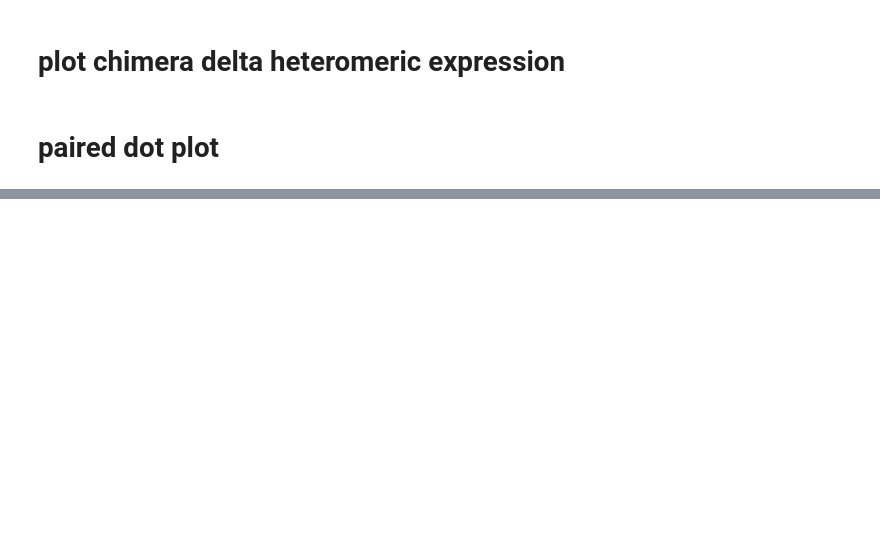
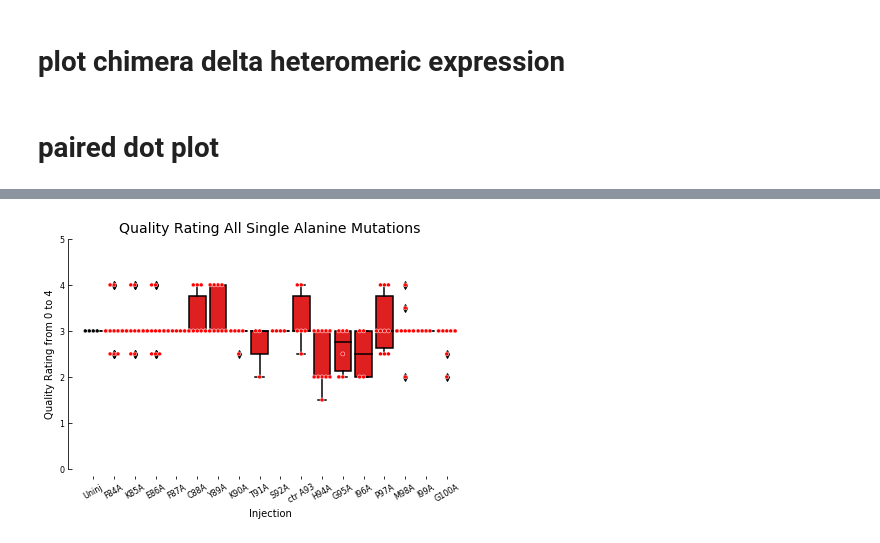
Before and after one commit to sfechner/JupyterNotebooksDEGENaCPharm, a Jupyter notebook: RatioNterm.ipynb, the cells around one changed output, grey strips where cells are left out. Saved outputs shown, nothing was run; the diff lists cells and outputs as text; code cells hidden in the pictures; blank space fills up the shorter version.

```diff
--- a/RatioNterm.ipynb
+++ b/RatioNterm.ipynb
@@ -227,3 +165,6 @@ ListofAllAlanin
+# %%
+df_Alanin300Amil = df[(df.Injection.isin(pd.unique(ListofAllAlanin))) & (df.TestSol.isin(["NaGluSelAmil300"]))]
+df_Chimera300Amil = df[(df.Injection.isin(pd.unique(ListofAllChimera))) & (df.TestSol.isin(["NaGluSelAmil300"]))]
 # %% [markdown]
 ### Re-concatenat data (problem if data are in concatenated file which are not in column file)
 # %% [markdown]
@@ -757,13 +618,0 @@ Fig_BeforeAfter_Alanin = dabest.load(df_newInuA, idx= (
-# %%
-all_Chimera300Amil = []
-Uninj300Amil = ("uninjected-NaGluSelAmil300", "uninjected+NaGluSelAmil300",)
-all_Chimera300Amil.append(Uninj300Amil)
-
-for i in range(len(FigChimeraAll)):
-    X = (ReNameChimera[FigChimeraAll[i]]+"-NaGluSelAmil300", ReNameChimera[FigChimeraAll[i]]+"+NaGluSelAmil300",)
-    all_Chimera300Amil.append(X)
-
-#dabest load
-Fig_BeforeAfter_Chimera = dabest.load(df_newInuA, idx= (
-    all_Chimera300Amil
-))
@@ -836,0 +682,48 @@ plt.savefig(filedirExportFig+"BeforeAndAfterPilotChimera"+'.pdf')
+# %%
+fig = plt.figure(figsize=(8, 4.5))
+#plt.subplots(2, 2, sharex='col')
+ax1 = plt.subplot(1,1,1)
+
+
+orderCons = ListofAllAlanin #["uninjected","mg419mg012","mg738mg012","mg739mg012","mg740mg012","mg741mg012","mg748mg012","mg759mg012","mg745mg012","mg752mg012","mg749mg012","mg750mg012","mg746mg012","mg747mg012", "mg760mg012","mg753mg012","mg761mg012","mg751mg012"]
+
+labels2 = ['Uninj']
+#labels2 = []
+for i in range(0,len(LabelAlanin)):
+    #labels2.append('')
+    labels2.append(LabelAlanin[i])
+sns.swarmplot(x= df_Alanin300Amil['Injection'], y=df_Alanin300Amil['Rating'], data = df_Alanin300Amil,palette=colorsDelta, edgecolor='white', linewidth=0.5, ax = ax1, size = 4,order=orderCons)#order=["mg419mg012","pTL69mg012","mg418mg012","mg418mg419mg012"]
+sns.boxplot(x= df_Alanin300Amil['Injection'], y=df_Alanin300Amil['Rating'], data = df_Alanin300Amil, palette=colorsDelta,ax=ax1,order=orderCons)
+
+YlimitPerm = [0,5]
+
+##### AXIS 1 ####
+ax1.set_ylim(YlimitPerm)
+ax1.spines['right'].set_visible(False)                                  # no spine at the right
+ax1.spines['top'].set_visible(False)  # no spine at the top
+ax1.spines['bottom'].set_visible(False)
+ax1.yaxis.set_ticks_position('left')                                     # ticks at the left
+ax1.xaxis.set_ticks_position('bottom')                                 # no spine at the right
+ax1.spines['left'].set_position(('outward',15))                           # a spine at the left that is put a little aside
+ax1.spines['bottom'].set_position(('outward',10))
+ax1.spines['top'].set_position(('axes',5))
+ax1.get_yaxis().set_tick_params(direction='in')
+ax1.get_xaxis().set_tick_params(direction='in')
+#ax1.plot([-1,50], [0.2,0.2] , 'k--', color='#111111', linewidth=1) #gray line for Zero or 1
+#ax1.plot([-1,50], [1,1] , 'k-', color='#000000', linewidth=1)
+#ax1.plot([-1,50], [0.2,0.2] , 'k--', color='#111111', linewidth=1) #gray line for Zero or 1
+ax1.tick_params(axis='both', which='major', labelsize=8)
+ax1.set_title('Quality Rating All Single Alanine Mutations',size=14)
+ax1.yaxis.label.set_size(20)
+ax1.set_ylabel('Quality Rating from 0 to 4', fontsize=10)
+
+#ax1.xaxis.set_visible(False)
+ax1.set_xticklabels(labels2,rotation=30)
+
+
+
+plt.gcf().subplots_adjust(bottom=0.17, left=0.25,right=None, top=None,hspace=0.75, wspace=0.2)
+
+# plt.savefig(filedirExportFig+"PotassiumPermeabilityNtermAlaninWithCurrent"+'.pdf')
+# %% [output]
+[figure, added]
```
Also changed, not shown: parts of 32 cells of this notebook, 1 other file.
